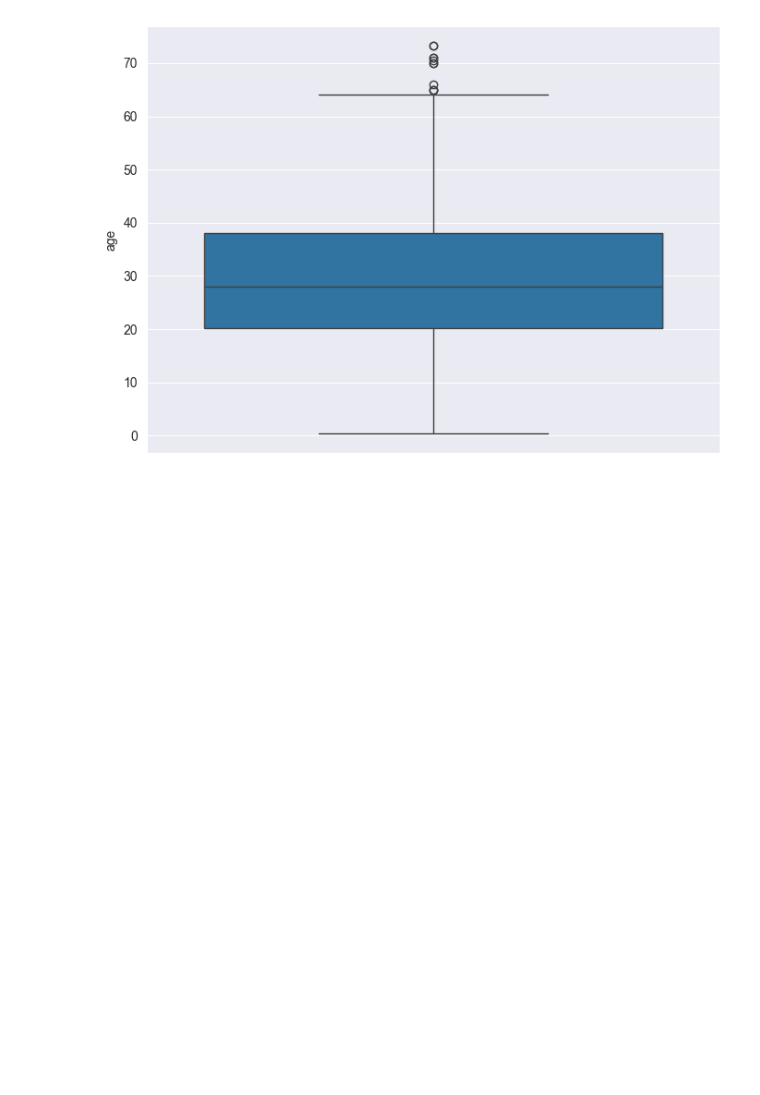
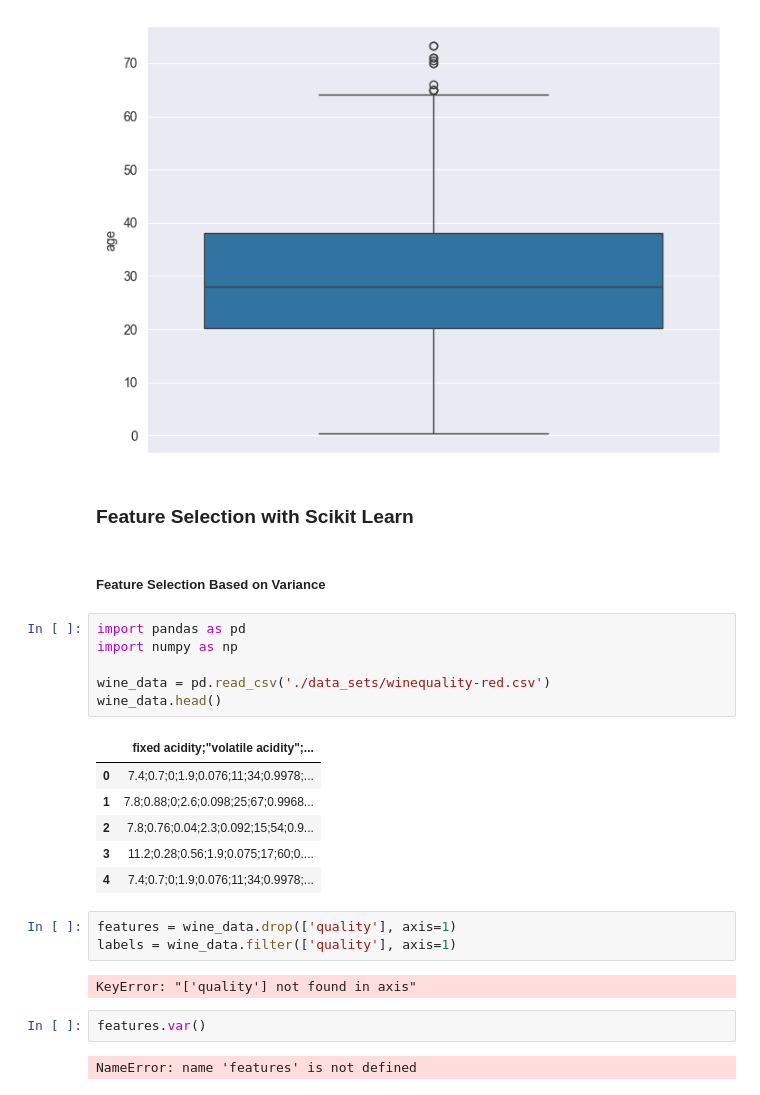
Before and after one commit to KennedyMungai/scikit-learn-intro, a Jupyter notebook: scikit_learn_intro.ipynb, the cells around one changed output. Cells and saved outputs as stored; diff of their text form; blank space fills up the shorter version.

Commit message:
Some data shenanigans

```diff
--- a/scikit_learn_intro.ipynb
+++ b/scikit_learn_intro.ipynb
@@ -821,3 +828,29 @@ sns.boxplot(y='age', data=titanic_data)
 # %% [output]
 <Axes: ylabel='age'>
 [figure]
+# %% [markdown]
+<h3>Feature Selection with Scikit Learn</h3>
+# %% [markdown]
+<h5>Feature Selection Based on Variance</h5>
+# %%
+import pandas as pd
+import numpy as np
+
+wine_data = pd.read_csv('./data_sets/winequality-red.csv')
+wine_data.head()
+# %% [output]
+|  | fixed acidity;"volatile acidity";... |
+| 0 | 7.4;0.7;0;1.9;0.076;11;34;0.9978;... |
+| 1 | 7.8;0.88;0;2.6;0.098;25;67;0.9968... |
+| 2 | 7.8;0.76;0.04;2.3;0.092;15;54;0.9... |
+| 3 | 11.2;0.28;0.56;1.9;0.075;17;60;0.... |
+| 4 | 7.4;0.7;0;1.9;0.076;11;34;0.9978;... |
+# %%
+features = wine_data.drop(['quality'], axis=1)
+labels = wine_data.filter(['quality'], axis=1)
+# %% [output]
+KeyError: "['quality'] not found in axis"
+# %%
+features.var()
+# %% [output]
+NameError: name 'features' is not defined
```
Also changed, not shown: parts of 7 cells of this notebook.
